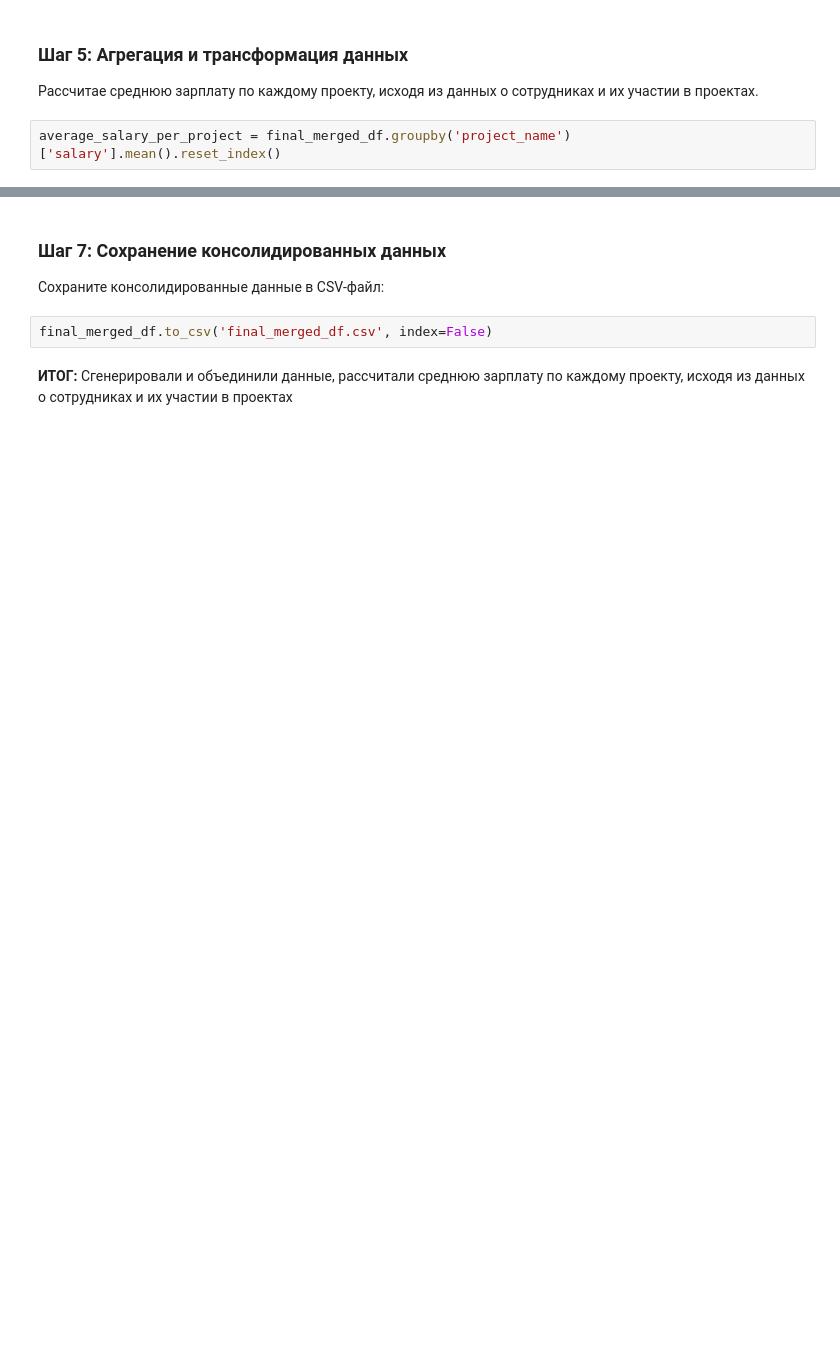
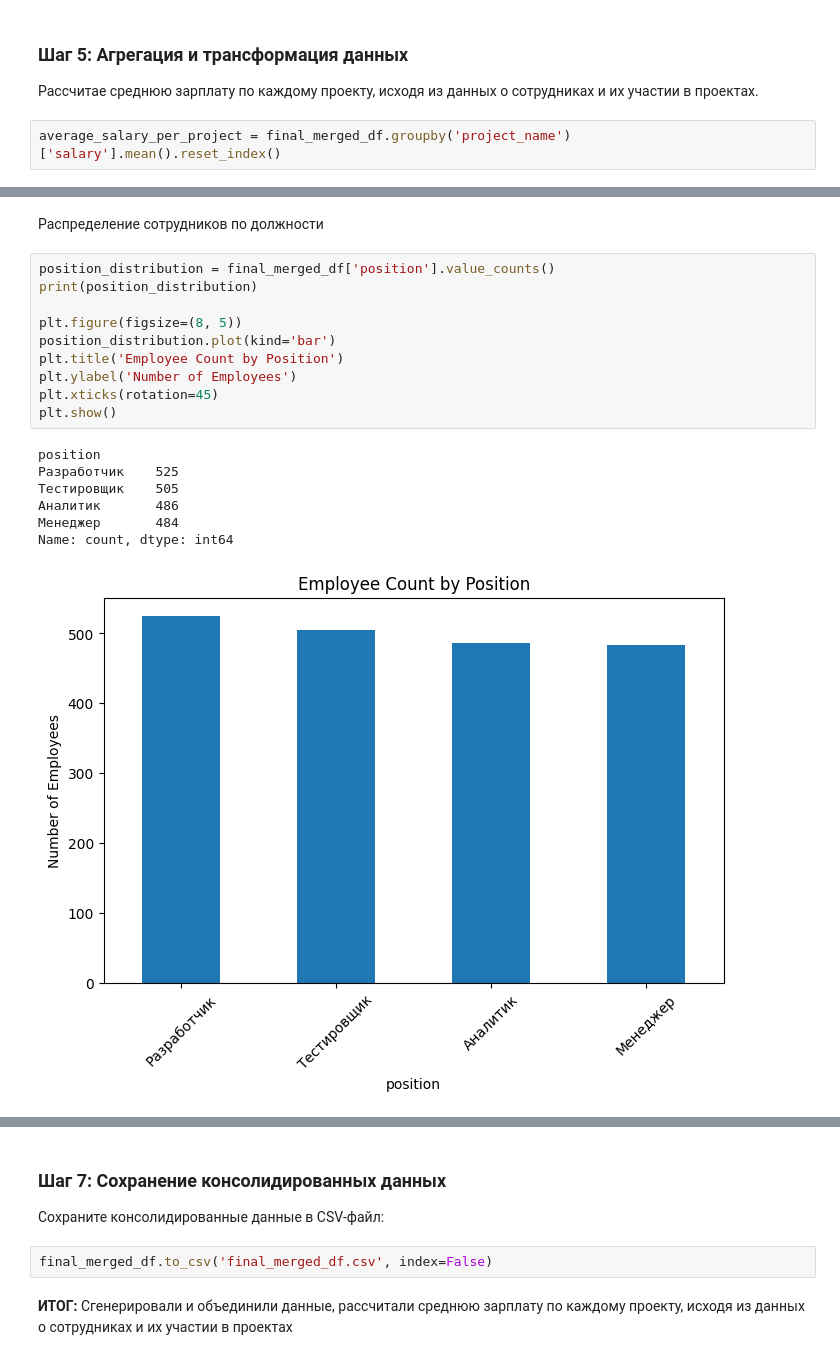
Before and after one commit to alexeevkv/data-collection, a Jupyter notebook: pr_3/PW_03_Алексеев_КВ.ipynb, the cells around one changed output, grey strips where cells are left out. Cells and saved outputs as stored; diff of their text form; blank space fills up the shorter version.

```diff
--- a/pr_3/PW_03_Алексеев_КВ.ipynb
+++ b/pr_3/PW_03_Алексеев_КВ.ipynb
@@ -186,0 +272,20 @@ plt.show()
+# %% [markdown]
+Распределение сотрудников по должности
+# %%
+position_distribution = final_merged_df['position'].value_counts()
+print(position_distribution)
+
+plt.figure(figsize=(8, 5))
+position_distribution.plot(kind='bar')
+plt.title('Employee Count by Position')
+plt.ylabel('Number of Employees')
+plt.xticks(rotation=45)
+plt.show()
+# %% [output]
+position
+Разработчик    525
+Тестировщик    505
+Аналитик       486
+Менеджер       484
+Name: count, dtype: int64
+[figure, added]
```
Also changed, not shown: parts of 19 cells of this notebook, 3 other files.
